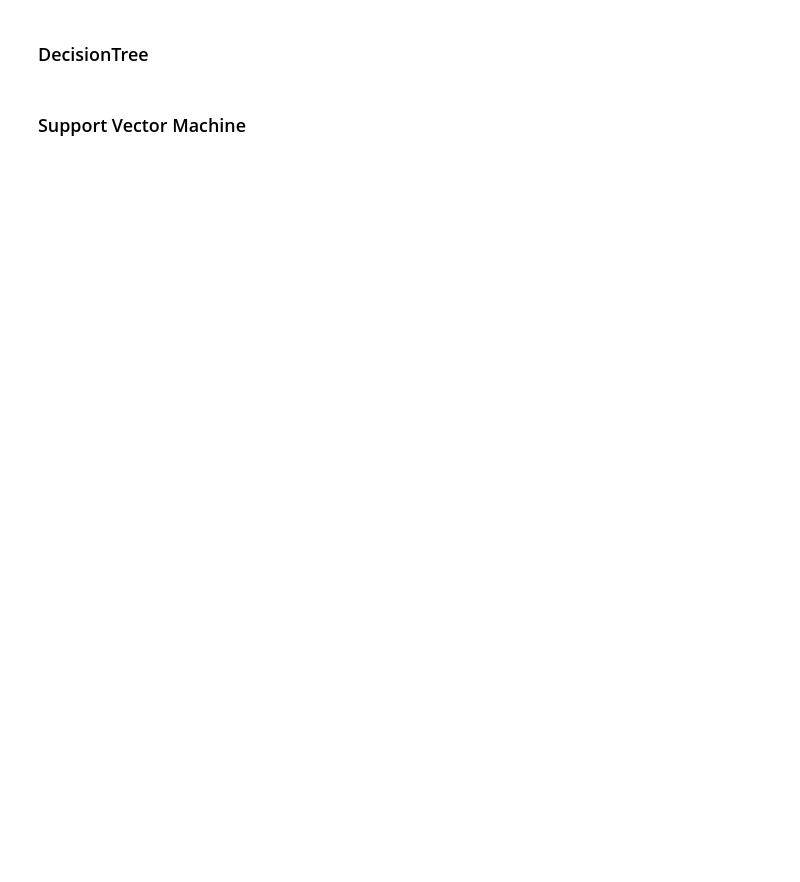
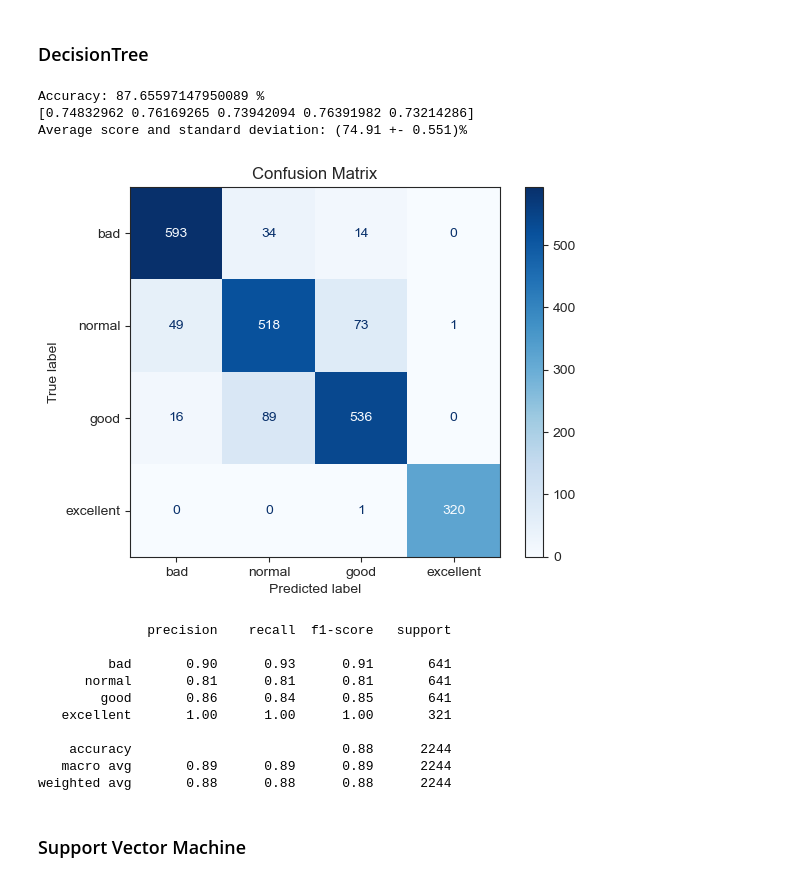
Before and after one commit to CloudSkytec/ML-CW1, a Jupyter notebook: Luqi Xin/Classification - Wine Quality.ipynb, the cells around one changed output. Cells and saved outputs as stored; diff of their text form; code cells hidden in the pictures; blank space fills up the shorter version.

```diff
--- a/Luqi Xin/Classification - Wine Quality - ANN part.ipynb
+++ b/Luqi Xin/Classification - Wine Quality.ipynb
@@ -670,32 +664,48 @@ weighted avg       0.65      0.65      0.64      2244
 # %% [markdown]
 ### DecisionTree
 # %%
-# from sklearn.tree import DecisionTreeClassifier
-# DT_model = DecisionTreeClassifier()
-# classify(DT_model, fea_train, tar_train)
+from sklearn.tree import DecisionTreeClassifier
+DT_model = DecisionTreeClassifier()
+classify(DT_model, fea_train, tar_train)
 
-# # cross-validation
-# n_folds = 5
-# clf_cv = DecisionTreeClassifier()
-# scores = cross_val_score(clf_cv, fea_val, tar_val, cv=5)
-# print(scores)
-# avg = (100 * np.mean(scores), 100 * np.std(scores)/np.sqrt(scores.shape[0]))
-# print("Average score and standard deviation: (%.2f +- %.3f)%%" %avg)
+# cross-validation
+n_folds = 5
+clf_cv = DecisionTreeClassifier(min_samples_split=3)
+scores = cross_val_score(clf_cv, fea_val, tar_val, cv=5)
+print(scores)
+avg = (100 * np.mean(scores), 100 * np.std(scores)/np.sqrt(scores.shape[0]))
+print("Average score and standard deviation: (%.2f +- %.3f)%%" %avg)
 
-# # Predict on validation set
-# y_pred = DT_model.predict(fea_val)
+# Predict on validation set
+y_pred = DT_model.predict(fea_val)
 
-# # Confusion matrix
-# cm = confusion_matrix(tar_val, y_pred)
+# Confusion matrix
+cm = confusion_matrix(tar_val, y_pred)
 
-# # Visualisation
-# disp = ConfusionMatrixDisplay(confusion_matrix=cm, display_labels=['bad', 'normal', 'good', 'excellent'])
-# disp.plot(cmap=plt.cm.Blues)
-# plt.title("Confusion Matrix")
-# plt.show()
+# Visualisation
+sns.set_style("ticks")
+disp = ConfusionMatrixDisplay(confusion_matrix=cm, display_labels=['bad', 'normal', 'good', 'excellent'])
+disp.plot(cmap=plt.cm.Blues)
+plt.title("Confusion Matrix")
+plt.show()
 
-# # classification report
-# print(classification_report(tar_val, y_pred, target_names=['bad', 'normal', 'good', 'excellent']))
+# classification report
+print(classification_report(tar_val, y_pred, target_names=['bad', 'normal', 'good', 'excellent']))
+# %% [output]
+Accuracy: 87.65597147950089 %
+[0.74832962 0.76169265 0.73942094 0.76391982 0.73214286]
+Average score and standard deviation: (74.91 +- 0.551)%
+[figure, added]
+              precision    recall  f1-score   support
+
+         bad       0.90      0.93      0.91       641
+      normal       0.81      0.81      0.81       641
+        good       0.86      0.84      0.85       641
+   excellent       1.00      1.00      1.00       321
+
+    accuracy                           0.88      2244
+   macro avg       0.89      0.89      0.89      2244
+weighted avg       0.88      0.88      0.88      2244
 # %% [markdown]
 ### Support Vector Machine
 # %%
```
Also changed, not shown: parts of 7 cells of this notebook, 1 other file.
